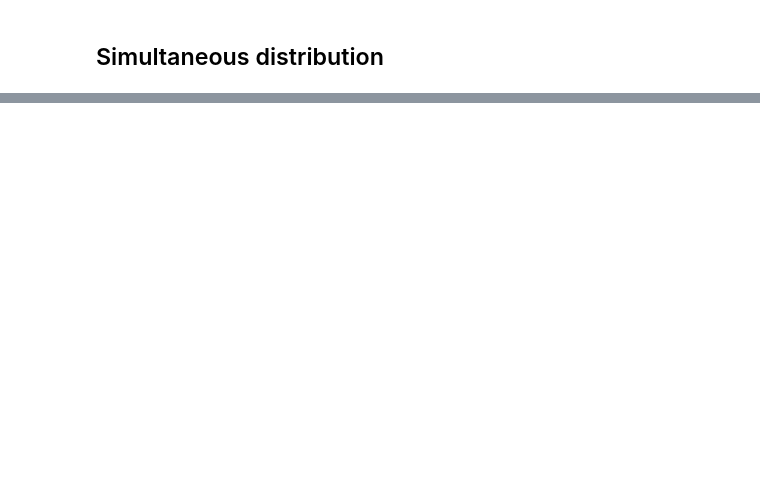
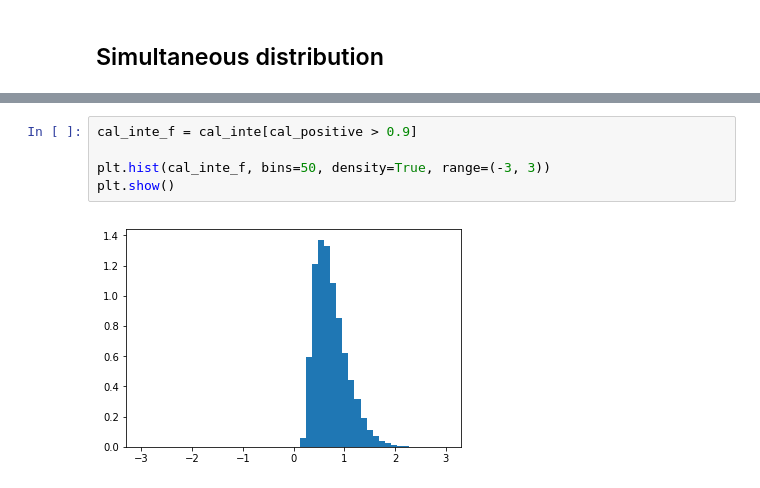
Before and after one commit to mo-mo-666/qiita-articles-script, a Jupyter notebook: arcsin-law/arcsin_law.ipynb, the cells around one changed output, grey strips where cells are left out. Saved outputs shown, nothing was run; the diff lists cells and outputs as text; blank space fills up the shorter version.

```diff
--- a/arcsin-law/arcsin_law.ipynb
+++ b/arcsin-law/arcsin_law.ipynb
@@ -117,0 +134,7 @@ plt.show()
+# %%
+cal_inte_f = cal_inte[cal_positive > 0.9]
+
+plt.hist(cal_inte_f, bins=50, density=True, range=(-3, 3))
+plt.show()
+# %% [output]
+[figure, added]
```
Also changed, not shown: parts of 7 cells of this notebook.
